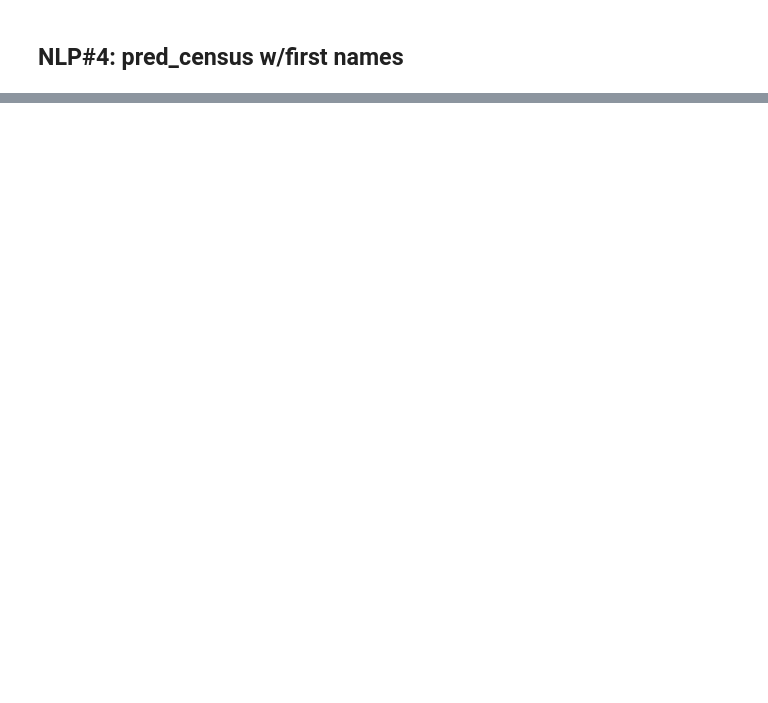
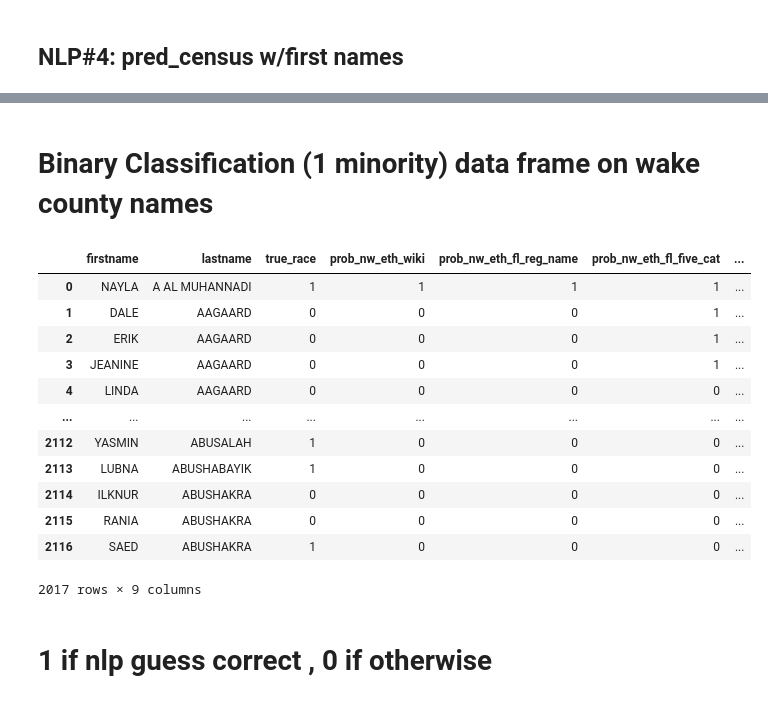
Before and after one commit to DSPG-Young-Scholars-Program/dspg23businessclimate, a Jupyter notebook: codes/NLPaccuracy.ipynb, the cells around one changed output, grey strips where cells are left out. Cells and saved outputs as stored; diff of their text form; code cells hidden in the pictures; blank space fills up the shorter version.

```diff
--- a/codes/NLPaccuracy.ipynb
+++ b/codes/NLPaccuracy.ipynb
@@ -132,0 +448,30 @@ b
+# %% [markdown]
+# Binary Classification (1 minority) data frame on wake county names
+# %%
+predncdf = pd.DataFrame(ncnamesdf, columns =[f, l, "true_race"])
+predncdf['prob_nw_eth_wiki'] = a['pred_race']
+predncdf['prob_nw_eth_fl_reg_name'] = b['pred_race']
+predncdf['prob_nw_eth_fl_five_cat'] = c['pred_race']
+predncdf['prob_nw_eth_census_fn'] = d['pred_race']
+predncdf['prob_nw_eth_census_ln'] = dd['pred_race']
+predncdf['prob_nw_eth_nc'] = e['pred_race']
+
+predncdf.to_csv('../data/nlp_data/nc_names_pred_nlp.csv')
+predncdf
+#1 if minotity 0 if not
+# %% [output]
+|  | firstname | lastname | true_race | prob_nw_eth_wiki | prob_nw_eth_fl_reg_name | prob_nw_eth_fl_five_cat | ... |
+| 0 | NAYLA | A AL MUHANNADI | 1 | 1 | 1 | 1 | ... |
+| 1 | DALE | AAGAARD | 0 | 0 | 0 | 1 | ... |
+| 2 | ERIK | AAGAARD | 0 | 0 | 0 | 1 | ... |
+| 3 | JEANINE | AAGAARD | 0 | 0 | 0 | 1 | ... |
+| 4 | LINDA | AAGAARD | 0 | 0 | 0 | 0 | ... |
+| ... | ... | ... | ... | ... | ... | ... | ... |
+| 2112 | YASMIN | ABUSALAH | 1 | 0 | 0 | 0 | ... |
+| 2113 | LUBNA | ABUSHABAYIK | 1 | 0 | 0 | 0 | ... |
+| 2114 | ILKNUR | ABUSHAKRA | 0 | 0 | 0 | 0 | ... |
+| 2115 | RANIA | ABUSHAKRA | 0 | 0 | 0 | 0 | ... |
+| 2116 | SAED | ABUSHAKRA | 1 | 0 | 0 | 0 | ... |
+2017 rows × 9 columns
+# %% [markdown]
+# 1 if nlp guess correct , 0 if otherwise
```
Also changed, not shown: parts of 32 cells of this notebook, 1 other file.
